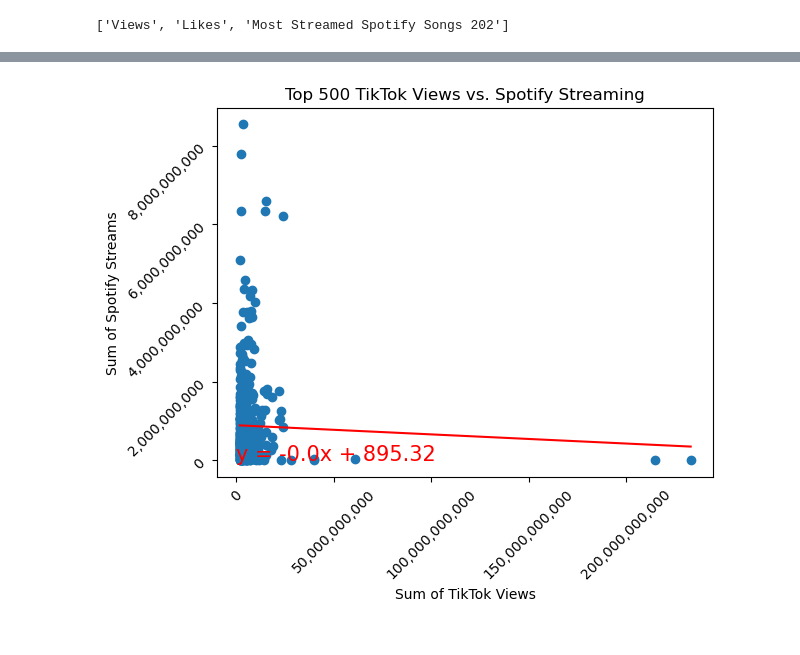
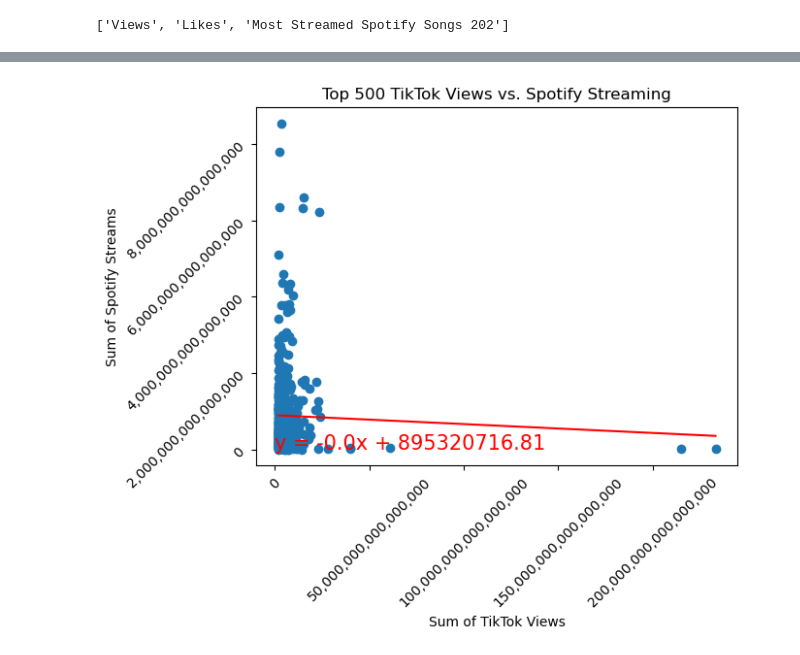
Before and after one commit to qstibbins/project-1, a Jupyter notebook: data.ipynb, the cells around one changed output, grey strips where cells are left out. Drawn from its saved outputs; the diff is of its cells as text; code cells hidden in the pictures.

Commit message:
added new dependency matplotlib.ticker for better formatting on scatterplots

```diff
--- a/data.ipynb
+++ b/data.ipynb
@@ -90,31 +90,34 @@ formatted_top_500_df = top_500_tiktok_df[['Song', 'Sum of TikTok Views', 'Sum of
 # %%
 # Spotify vs TikTok Views
 # Does high TikTok views correlate to high spotify streams?
+
+x_values = top_500_tiktok_df['Sum of TikTok Views']
+y_values = top_500_tiktok_df['Sum of Spotify Streams']
 
 # the output will be a tuple of multiple values  for linear regression
 (slope, intercept, rvalue, pvalue, stderr) = linregress(x_values, y_values)
 
 regress_values = x_values * slope + intercept
 
 line_eq = "y = " + str(round(slope,2)) + "x + " + str(round(intercept,2))   # print the equation in my graph (string)
 
 #the scatterplot
 plt.scatter(x_values,y_values)
 plt.plot(x_values,regress_values,"r-")
 plt.annotate(line_eq,(5.8,0.8),fontsize=15,color="red")
 
 plt.xlabel("Sum of TikTok Views")
 plt.ylabel("Sum of Spotify Streams")
 plt.title("Top 500 TikTok Views vs. Spotify Streaming")
 plt.xticks(rotation=45)
 plt.yticks(rotation=45)
 
 # Adjust x-axis and y-axis to show full values (not in millions) with commas
 plt.gca().xaxis.set_major_formatter(ticker.FuncFormatter(lambda x, _: f'{int(x * 1e6):,}'))
 plt.gca().yaxis.set_major_formatter(ticker.FuncFormatter(lambda x, _: f'{int(x * 1e6):,}'))
 
 plt.show()
 
 print(f"The r^2-value is: {rvalue**2}")
 # %% [output]
-[figure, old version]
+[figure, new version]
```
Also changed, not shown: parts of 1 cell of this notebook.
